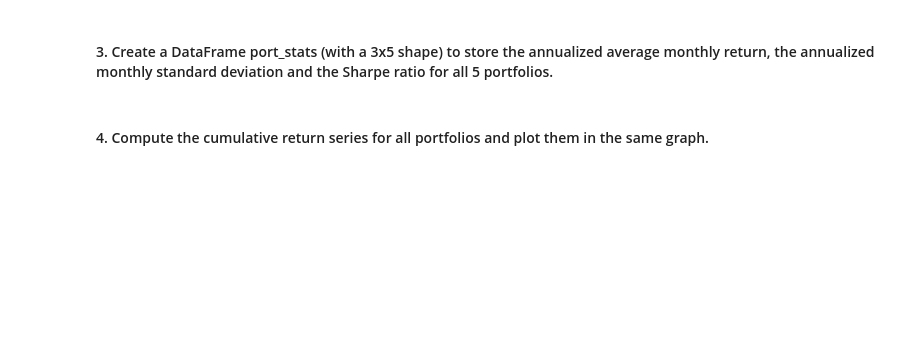
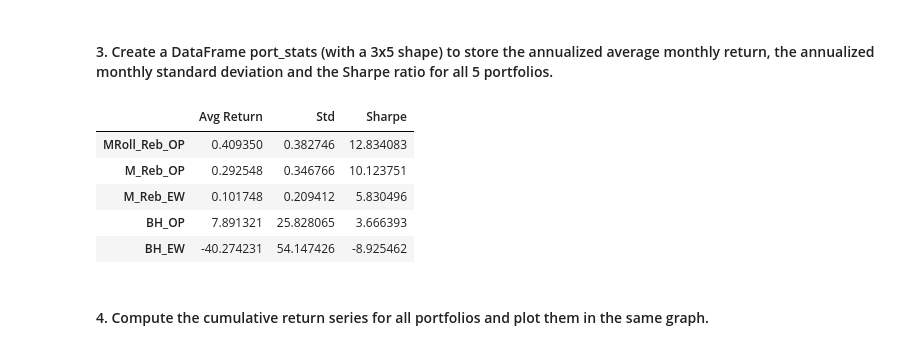
Before and after one commit to Alphaplayer248/Financial-Data-Project, a Jupyter notebook: Group Assignment_Klein1.ipynb, the cells around one changed output. Drawn from its saved outputs; the diff is of its cells as text; code cells hidden in the pictures; blank space fills up the shorter version.

```diff
--- a/Group Assignment_Klein1.ipynb
+++ b/Group Assignment_Klein1.ipynb
@@ -247,2 +250,15 @@ port_stats=pd.DataFrame()
+# %%
+port_stats=pd.DataFrame()
+port_stats['Avg Return']=port_returns.mean()*12
+port_stats['Std']=port_returns.std()*np.sqrt(12)
+port_stats['Sharpe']=port_returns.mean()*12/port_returns.std()*np.sqrt(12)
+port_stats
+# %% [output]
+|  | Avg Return | Std | Sharpe |
+| MRoll_Reb_OP | 0.409350 | 0.382746 | 12.834083 |
+| M_Reb_OP | 0.292548 | 0.346766 | 10.123751 |
+| M_Reb_EW | 0.101748 | 0.209412 | 5.830496 |
+| BH_OP | 7.891321 | 25.828065 | 3.666393 |
+| BH_EW | -40.274231 | 54.147426 | -8.925462 |
 # %% [markdown]
 #### 4. Compute the cumulative return series for all portfolios and plot them in the same graph.
```
Also changed, not shown: parts of 7 cells of this notebook.
